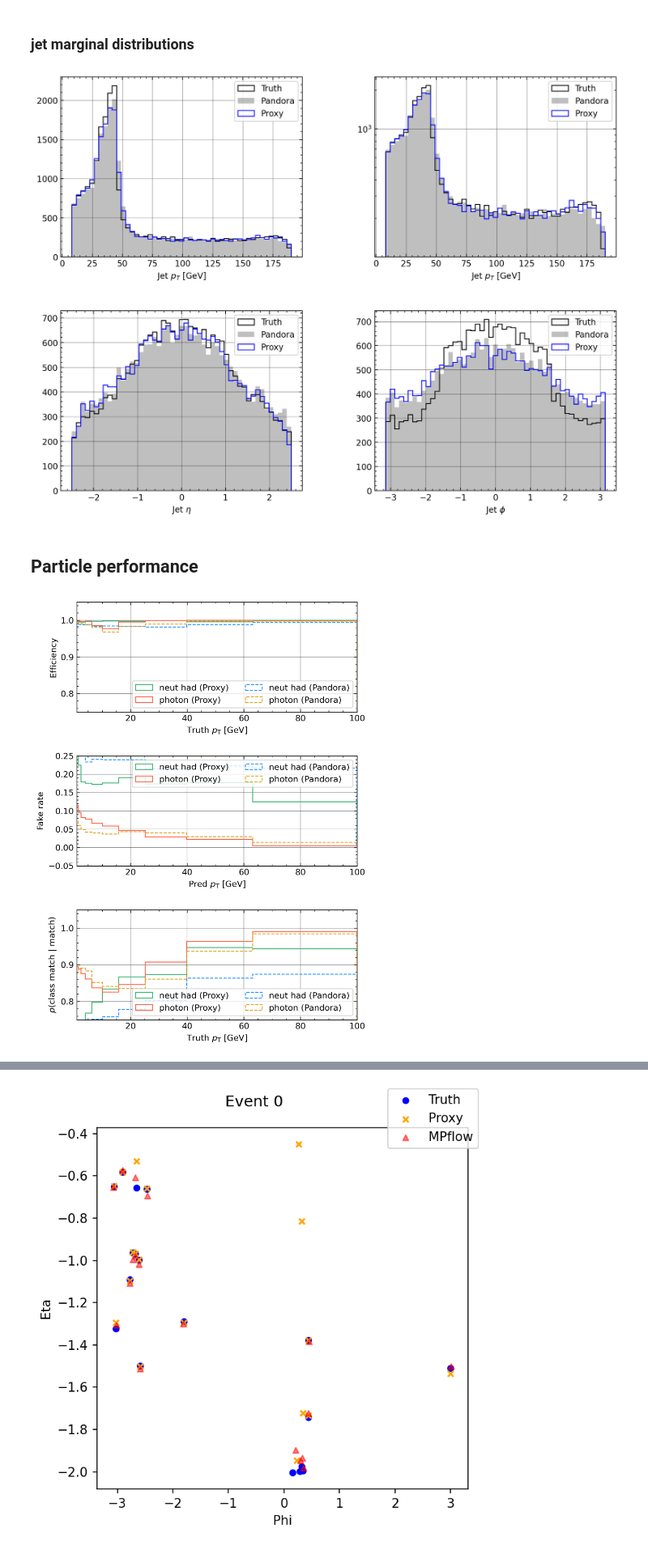
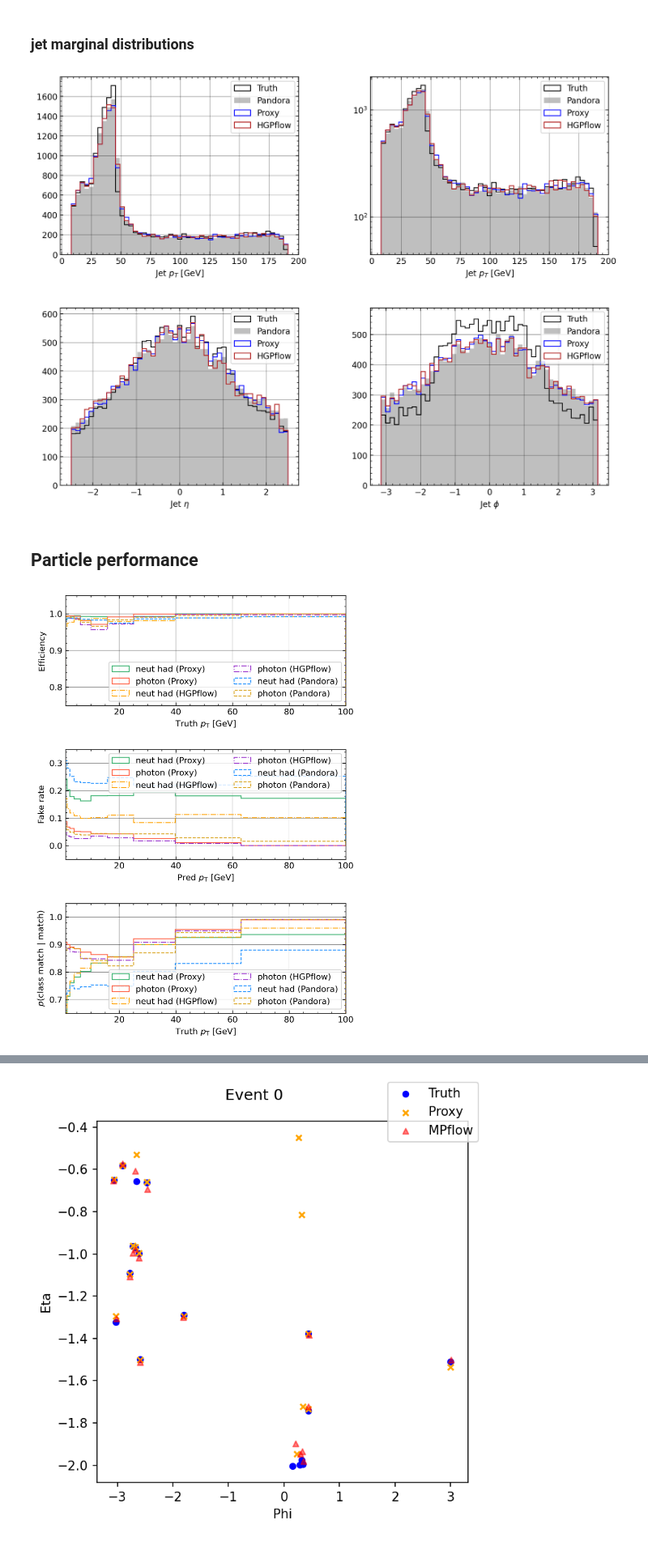
Before and after one commit to sunnyw22/hepattn, a Jupyter notebook: src/hepattn/experiments/clic/notebooks/clic_performance.ipynb, the cells around one changed output, grey strips where cells are left out. Shown at 81% size. Drawn from its saved outputs; the diff is of its cells as text; code cells hidden in the pictures.

```diff
--- a/src/hepattn/experiments/clic/notebooks/clic_performance.ipynb
+++ b/src/hepattn/experiments/clic/notebooks/clic_performance.ipynb
@@ -20,14 +20,17 @@ SAVE_FIG = False
 os.makedirs(save_dir, exist_ok=True)
 # %%
 net_dict = {
-    "mpflow": "/storage/agrp/dmitrykl/hgpf/hepattn/src/hepattn/experiments/clic/logs/CLIC_Pflow_FullDiceFix_20250611-T181526/ckpts/epoch=172-val_loss=3.29018__test.root",
-    # 'hgpflow' : '/storage/agrp/nilotpal/HGPFlow_v2/experiments/hgpflow_v2/clicxminixbig1x2xs2xxxds7kirm1yo/inference/ee_qq_new/pred_test_p8_ee_qq_ecm380_20k_seg_bw0.3_nocut_merged.root',
+    # "mpflow": "/storage/agrp/dmitrykl/hgpf/hepattn/src/hepattn/experiments/clic/logs/CLIC_Pflow_FullDiceFix_20250611-T181526/ckpts/epoch=172-val_loss=3.29018__test.root",
+    # "mpflow": "/storage/agrp/dmitrykl/hgpf/hepattn/src/hepattn/experiments/clic/logs/CLIC_Pflow_FullDiceFoc_20250612-T131052/ckpts/epoch=195-val_loss=3.42870__test.root",
+    # "mpflow":   "/storage/agrp/dmitrykl/hgpf/hepattn/src/hepattn/experiments/clic/logs/CLIC_Pflow_FullDiceFoc_20250612-T131052/ckpts/epoch=195-val_loss=3.42870__test__common.root",
+    "mpflow": "/storage/agrp/dmitrykl/hgpf/hepattn/src/hepattn/experiments/clic/logs/CLIC_Pflow_FullDiceFocFix_20250613-T142512/ckpts/epoch=159-val_loss=3.51694__test__common.root",
+    "hgpflow": "/storage/agrp/nilotpal/HGPFlow_v2/experiments/hgpflow_v2/clicxminixbig1x2xs2xxxds7kirm1yo/inference/ee_qq_new/pred_test_p8_ee_qq_ecm380_20k_seg_bw0.3_nocut_merged.root",
     # 'hgpflow'
 }
 # %%
 perf_obj = Performance(
-    # truth_path='/storage/agrp/dmitrykl/hgpf/hepformer/data/nilo/test_clic_common_raw.root',
-    truth_path="/storage/agrp/dmitrykl/hgpf/hepformer/data/nilo/test_clic_raw.root",
+    truth_path="/storage/agrp/dmitrykl/hgpf/hepformer/data/nilo/test_clic_common_raw.root",
+    # truth_path="/storage/agrp/dmitrykl/hgpf/hepformer/data/nilo/test_clic_raw.root",
     networks=net_dict,
     # num_events=18000,
     # num_events={
@@ -227,7 +297,7 @@ _dict = {
     # 'mlpf': perf_obj.mlpf_dict['matched_mlpf_jets'],
     # 'mpflow': perf_obj.data['mpflow']['matched_jets'],
     "proxy": perf_obj.data["mpflow"]["matched_proxy_jets"],
-    # 'hgpflow': perf_obj.data['hgpflow']['matched_proxy_jets'],
+    "hgpflow": perf_obj.data["hgpflow"]["matched_proxy_jets"],
     # 'hgpflow_target': perf_obj.data['hgpflow_target']['matched_jets'],
 }
 
@@ -274,14 +344,14 @@ jet_dict = {
     # 'mlpf': perf_obj.mlpf_dict['jets'],
     # 'mpflow': perf_obj.data['mpflow']['jets'],
     "proxy": perf_obj.data["mpflow"]["proxy_jets"],
-    # 'hgpflow': perf_obj.data['hgpflow']['jets'],
+    "hgpflow": perf_obj.data["hgpflow"]["jets"],
 }
 
 fig = plot_jet_marginals(jet_dict, nleading=1, stylesheet=None)
 if SAVE_FIG:
     fig.savefig(f"{save_dir}/clic_dijet_jet_marginals.png", dpi=300, bbox_inches="tight")
 # %% [output]
-[figure, old version]
+[figure, new version]
 # %% [markdown]
 ## Particle performance
 # %%
@@ -311,30 +381,30 @@ style_sheet_eff_fr = {
 # %%
 eff_fr_purity_input_dict = {
     "proxy": {
         "ref_matched": perf_obj.data["mpflow"]["matched_proxy_particles"][0],
         "comp_matched": perf_obj.data["mpflow"]["matched_proxy_particles"][1],
         "ref_unmatched": perf_obj.data["mpflow"]["matched_proxy_particles"][2],
         "comp_unmatched": perf_obj.data["mpflow"]["matched_proxy_particles"][3],
     },
-    # 'hgpflow': {
-    #     'ref_matched': perf_obj.data['hgpflow']['matched_particles'][0],
-    #     'comp_matched': perf_obj.data['hgpflow']['matched_particles'][1],
-    #     'ref_unmatched': perf_obj.data['hgpflow']['matched_particles'][2],
-    #     'comp_unmatched': perf_obj.data['hgpflow']['matched_particles'][3],
-    # },
+    "hgpflow": {
+        "ref_matched": perf_obj.data["hgpflow"]["matched_particles"][0],
+        "comp_matched": perf_obj.data["hgpflow"]["matched_particles"][1],
+        "ref_unmatched": perf_obj.data["hgpflow"]["matched_particles"][2],
+        "comp_unmatched": perf_obj.data["hgpflow"]["matched_particles"][3],
+    },
     "pandora": {
         "ref_matched": perf_obj.truth_dict["matched_pandora_particles"][0],
         "comp_matched": perf_obj.truth_dict["matched_pandora_particles"][1],
         "ref_unmatched": perf_obj.truth_dict["matched_pandora_particles"][2],
         "comp_unmatched": perf_obj.truth_dict["matched_pandora_particles"][3],
     },
 }
 
 fig = plot_eff_fr_purity(eff_fr_purity_input_dict, stylesheet=style_sheet_eff_fr)
 if SAVE_FIG:
     fig.savefig(f"{save_dir}/dijet_eff_fr_purity.png", dpi=300, bbox_inches="tight")
 # %% [output]
-[figure, old version]
+[figure, new version]
 # %%
 met_res_and_ht_res_input_dict = {
     "proxy": [perf_obj.data["mpflow"]["proxy_pt"], perf_obj.data["mpflow"]["proxy_phi"]],
```
Also changed, not shown: parts of 17 cells of this notebook, 15 other files.
